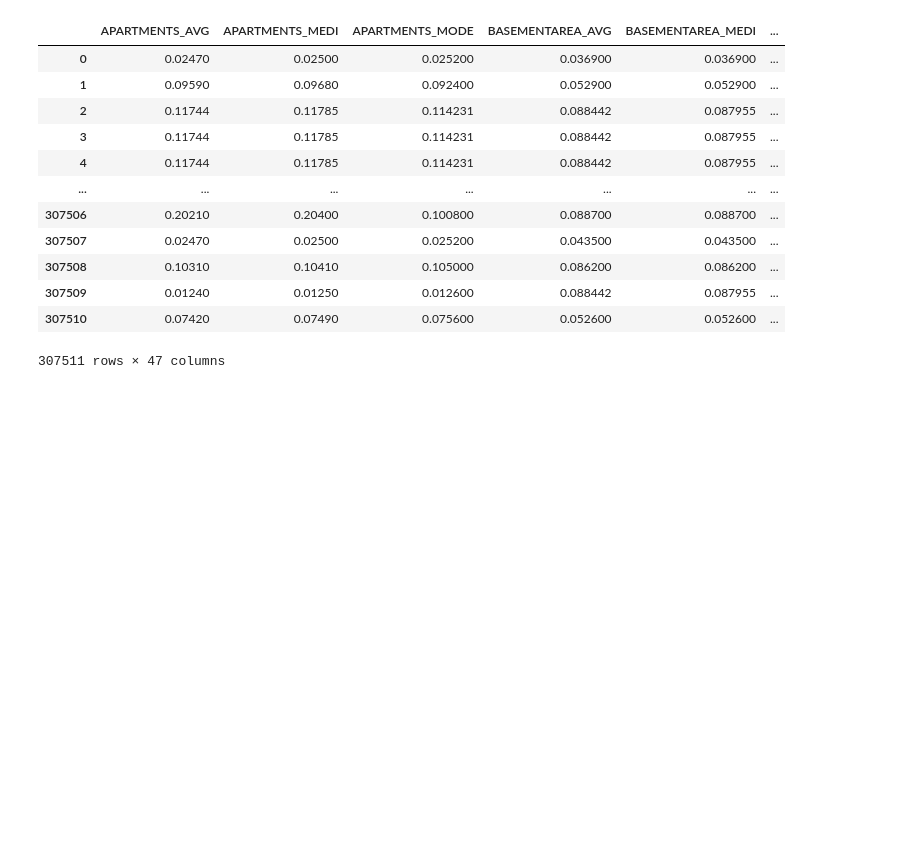
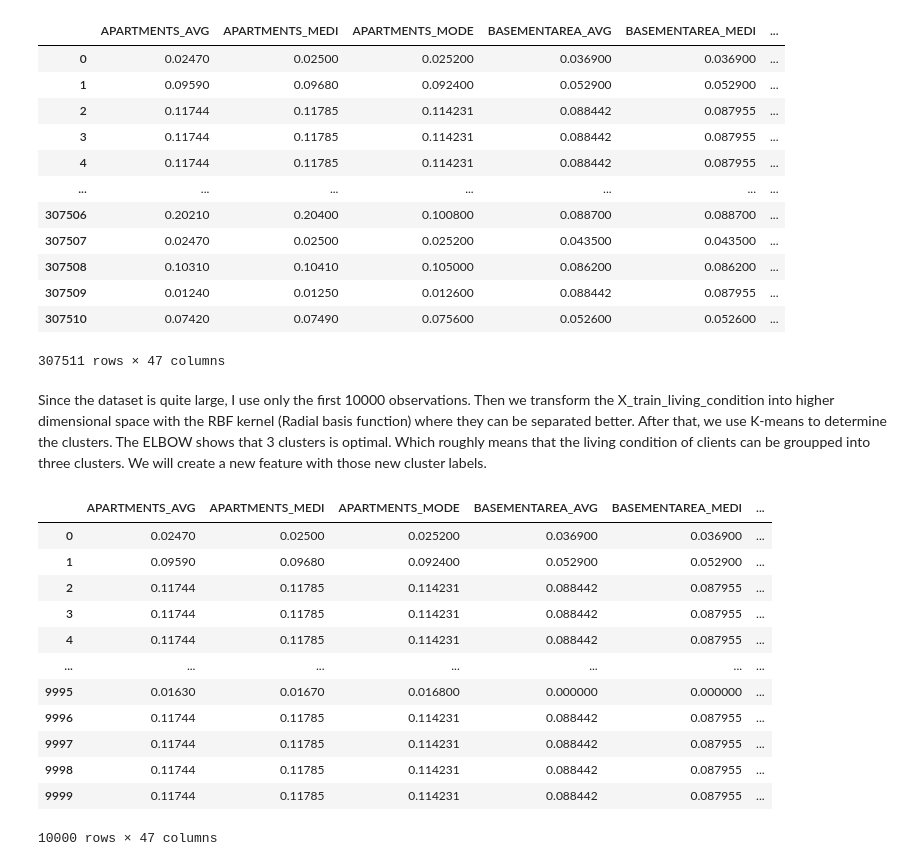
Before and after one commit to FlyingWhalesHQ/flying-whales-blog, a Jupyter notebook: _notebooks/40FeatureEngineering.ipynb, the cells around one changed output. Cells and saved outputs as stored; diff of their text form; code cells hidden in the pictures; blank space fills up the shorter version.

```diff
--- a/_notebooks/40FeatureEngineering.ipynb
+++ b/_notebooks/40FeatureEngineering.ipynb
@@ -190,3 +206,5 @@ X_train_living_condition
 | 307509 | 0.01240 | 0.01250 | 0.012600 | 0.088442 | 0.087955 | ... |
 | 307510 | 0.07420 | 0.07490 | 0.075600 | 0.052600 | 0.052600 | ... |
 307511 rows × 47 columns
+# %% [markdown]
+Since the dataset is quite large, I use only the first 10000 observations. Then we transform the X_train_living_condition into higher dimensional space with the RBF kernel (Radial basis function) where they can be separated better. After that, we use K-means to determine the clusters. The ELBOW shows that 3 clusters is optimal. Which roughly means that the living condition of clients can be groupped into three clusters. We will create a new feature with those new cluster labels.
@@ -192,0 +213,16 @@ X_train_living_condition
+# %%
+X_train_living_condition
+# %% [output]
+|  | APARTMENTS_AVG | APARTMENTS_MEDI | APARTMENTS_MODE | BASEMENTAREA_AVG | BASEMENTAREA_MEDI | ... |
+| 0 | 0.02470 | 0.02500 | 0.025200 | 0.036900 | 0.036900 | ... |
+| 1 | 0.09590 | 0.09680 | 0.092400 | 0.052900 | 0.052900 | ... |
+| 2 | 0.11744 | 0.11785 | 0.114231 | 0.088442 | 0.087955 | ... |
+| 3 | 0.11744 | 0.11785 | 0.114231 | 0.088442 | 0.087955 | ... |
+| 4 | 0.11744 | 0.11785 | 0.114231 | 0.088442 | 0.087955 | ... |
+| ... | ... | ... | ... | ... | ... | ... |
+| 9995 | 0.01630 | 0.01670 | 0.016800 | 0.000000 | 0.000000 | ... |
+| 9996 | 0.11744 | 0.11785 | 0.114231 | 0.088442 | 0.087955 | ... |
+| 9997 | 0.11744 | 0.11785 | 0.114231 | 0.088442 | 0.087955 | ... |
+| 9998 | 0.11744 | 0.11785 | 0.114231 | 0.088442 | 0.087955 | ... |
+| 9999 | 0.11744 | 0.11785 | 0.114231 | 0.088442 | 0.087955 | ... |
+10000 rows × 47 columns
```
Also changed, not shown: parts of 23 cells of this notebook, 1 other file.
